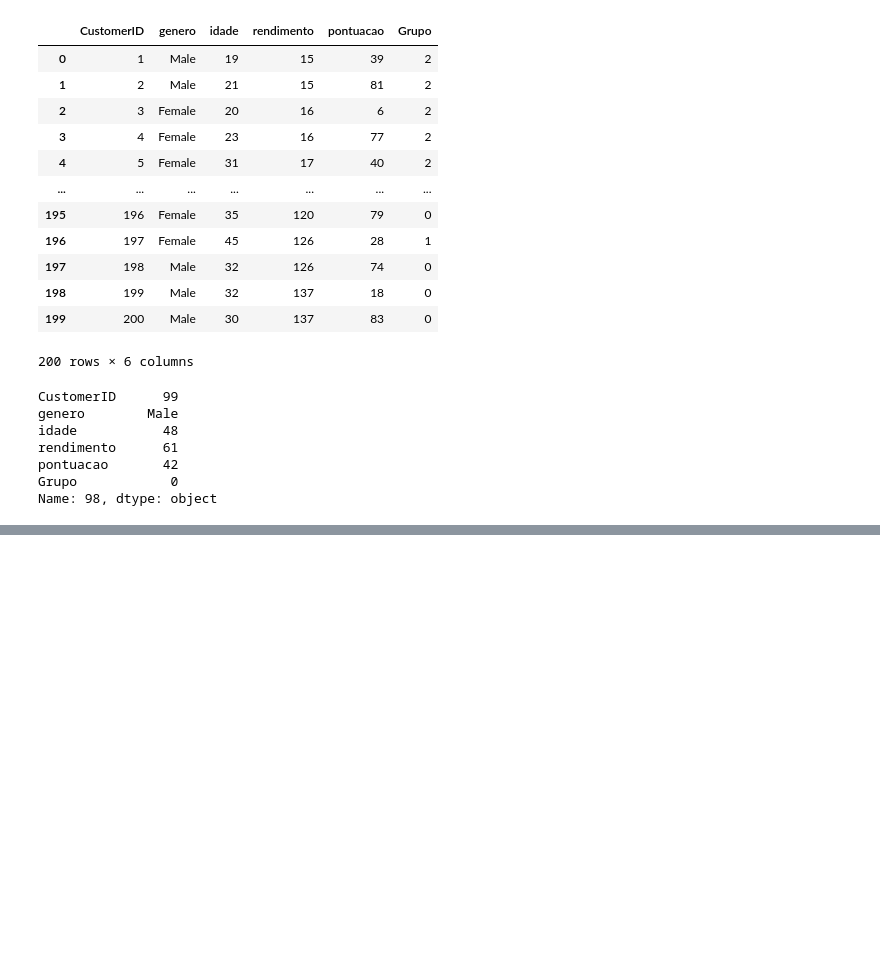
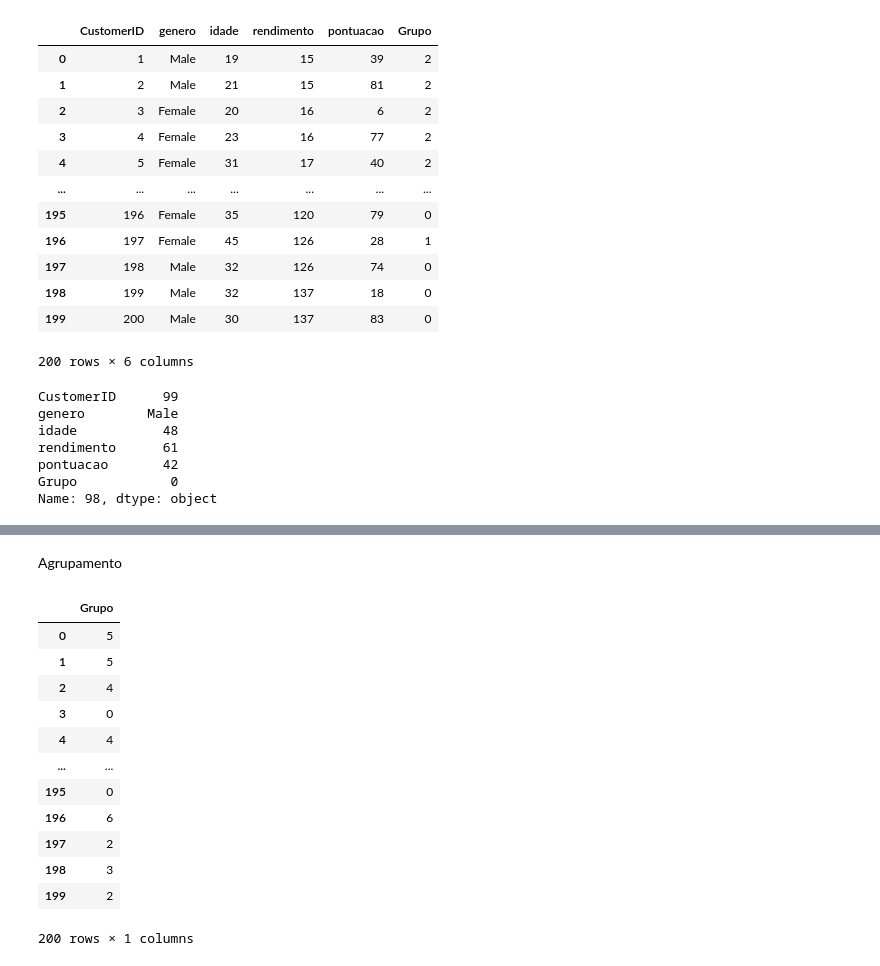
Before and after one commit to mauricionoronha/segclient, a Jupyter notebook: SEG_CLIEN_CLUST.ipynb, the cells around one changed output, grey strips where cells are left out. Saved outputs shown, nothing was run; the diff lists cells and outputs as text; code cells hidden in the pictures; blank space fills up the shorter version.

```diff
--- a/SEG_CLIEN_CLUST.ipynb
+++ b/SEG_CLIEN_CLUST.ipynb
@@ -820,0 +1018,19 @@ Name: 98, dtype: object
+# %% [markdown]
+Agrupamento
+# %%
+agrupamento4 = pd.DataFrame(classificacao5, columns = ["Grupo"])
+agrupamento4
+# %% [output]
+|  | Grupo |
+| 0 | 5 |
+| 1 | 5 |
+| 2 | 4 |
+| 3 | 0 |
+| 4 | 4 |
+| ... | ... |
+| 195 | 0 |
+| 196 | 6 |
+| 197 | 2 |
+| 198 | 3 |
+| 199 | 2 |
+200 rows × 1 columns
```
Also changed, not shown: parts of 23 cells of this notebook.
